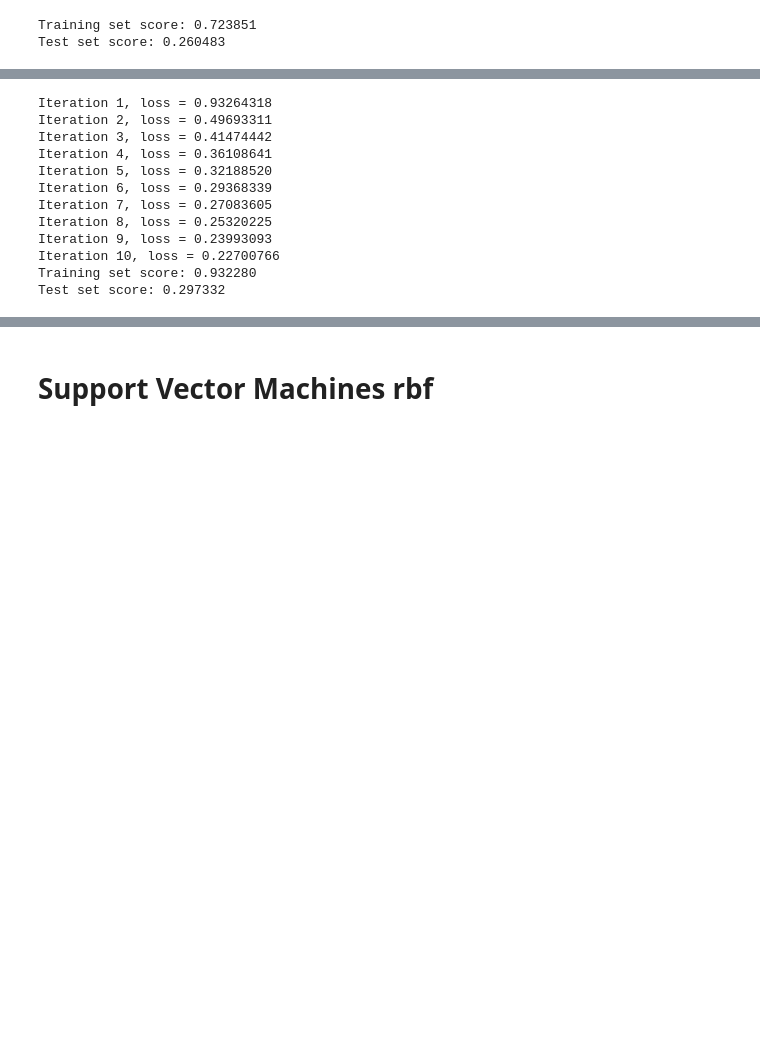
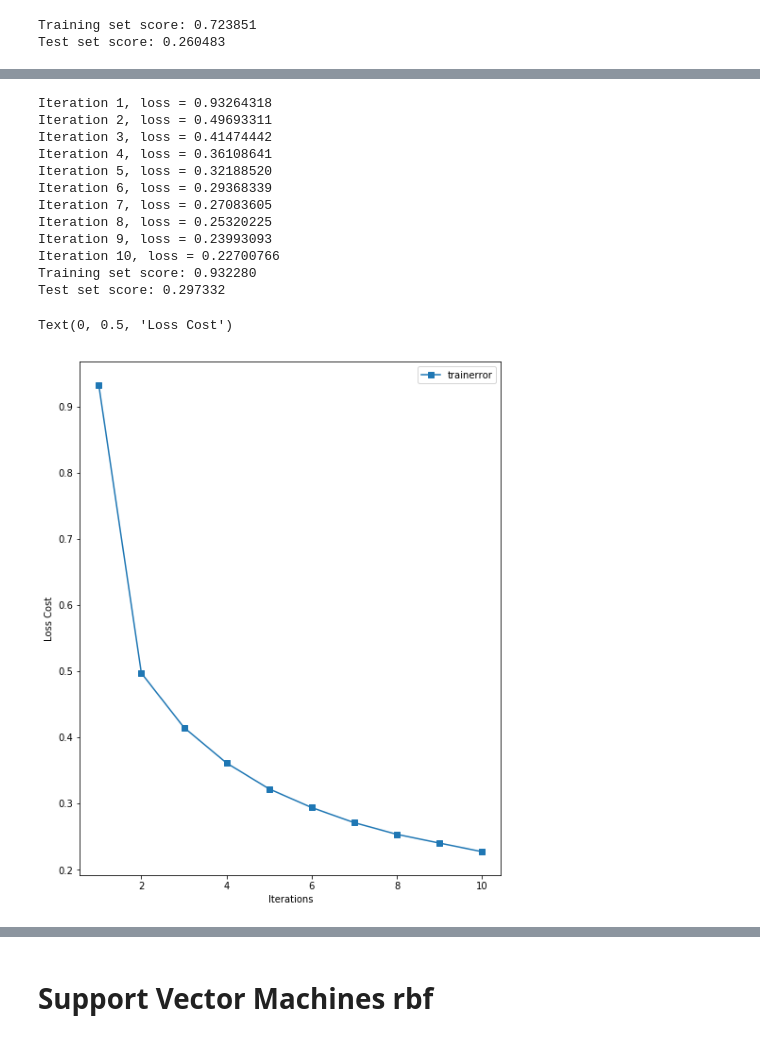
Before and after one commit to raman-noodles/raman-spectra-decomp-analysis, a Jupyter notebook: examples/supervised_machine_learning_dev.ipynb, the cells around one changed output, grey strips where cells are left out. Saved outputs shown, nothing was run; the diff lists cells and outputs as text; code cells hidden in the pictures; blank space fills up the shorter version.

```diff
--- a/examples/supervised_machine_learning_dev.ipynb
+++ b/examples/supervised_machine_learning_dev.ipynb
@@ -669,24 +677,36 @@ Test set score: 0.501906
 # %%
-clf = MLPClassifier(hidden_layer_sizes=(50,), max_iter=10, alpha=1e-4,
+num = 10
+clf = MLPClassifier(hidden_layer_sizes=(50,), max_iter=num, alpha=1e-4,
                     solver='sgd', verbose=10, tol=1e-4, random_state=1,
                     learning_rate_init=.1)
 
 clf.fit(X_train, y_train)
 
-clf.predict(X_test)
+ypred = clf.predict(X_test)
 
 print("Training set score: %f" % clf.score(X_train, y_train))
 print("Test set score: %f" % clf.score(X_test, y_test))
+loss_values = clf.loss_curve_
+# print (loss_values)
+# plt.plot(loss_values)
+# plt.show()
+lossrange = np.arange(1,num+1,1)
+plt.plot(lossrange,loss_values,marker="s",label='trainerror')
+plt.legend()
+plt.xlabel('Iterations')
+plt.ylabel('Loss Cost')
 # %% [output]
 Iteration 1, loss = 0.93264318
 Iteration 2, loss = 0.49693311
 Iteration 3, loss = 0.41474442
 Iteration 4, loss = 0.36108641
 Iteration 5, loss = 0.32188520
 Iteration 6, loss = 0.29368339
 Iteration 7, loss = 0.27083605
 Iteration 8, loss = 0.25320225
 Iteration 9, loss = 0.23993093
 Iteration 10, loss = 0.22700766
 Training set score: 0.932280
 Test set score: 0.297332
+Text(0, 0.5, 'Loss Cost')
+[figure, added]
```
Also changed, not shown: parts of 18 cells of this notebook.
